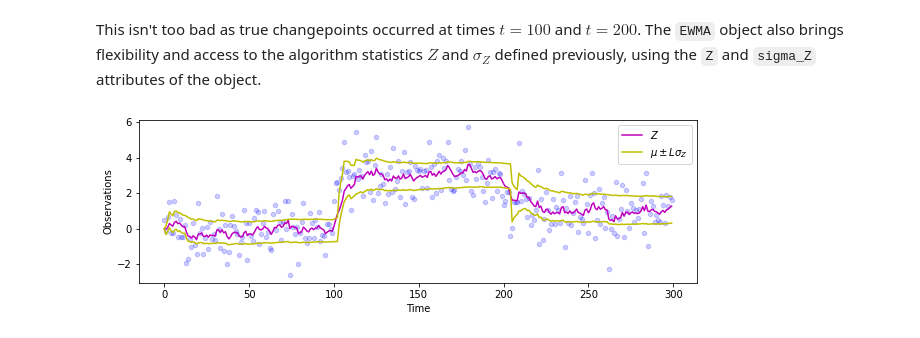
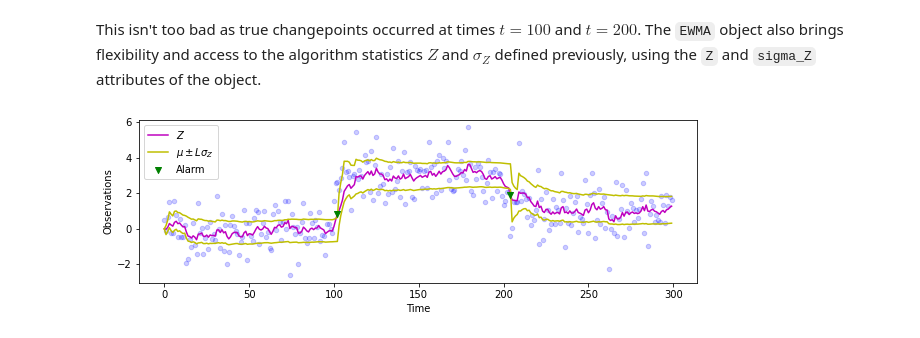
Before and after one commit to vkhamesi/ocpdet, a Jupyter notebook: docs/EWMA.ipynb, the cells around one changed output. Cells and saved outputs as stored; diff of their text form; code cells hidden in the pictures.

```diff
--- a/docs/EWMA.ipynb
+++ b/docs/EWMA.ipynb
@@ -111,14 +111,16 @@ This isn't too bad as true changepoints occurred at times $t=100$ and $t=200$. T
 # %%
 plt.figure(figsize=(10, 3))
 plt.scatter(range(0, len(data)), data, c="b", s=20, alpha=0.2)
 plt.plot(range(0, len(data)), model.Z, c="m", label="$Z$")
 plt.plot(range(0, len(data)), np.asarray(model._mu) + np.asarray(model.sigma_Z) * model.L,
          c="y", label="$\mu \pm L \sigma_Z$")
 plt.plot(range(0, len(data)), np.asarray(model._mu) - np.asarray(model.sigma_Z) * model.L,
          c="y")
+plt.scatter(model.changepoints, np.asarray(model.Z)[model.changepoints], marker="v",
+            label="Alarm", color="green", zorder=10)
 plt.xlabel("Time")
 plt.ylabel("Observations")
 plt.legend()
 plt.show()
 # %% [output]
-[figure, old version]
+[figure, new version]
```
